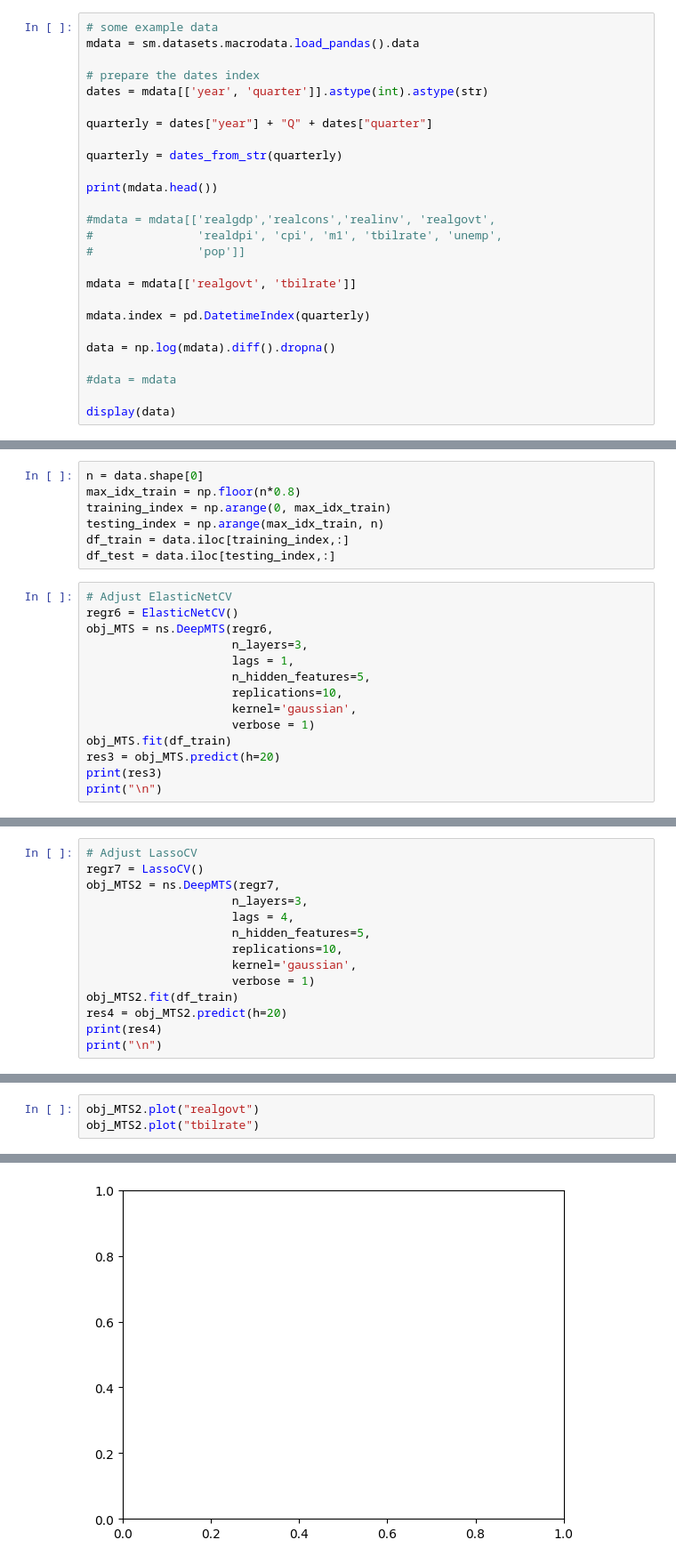
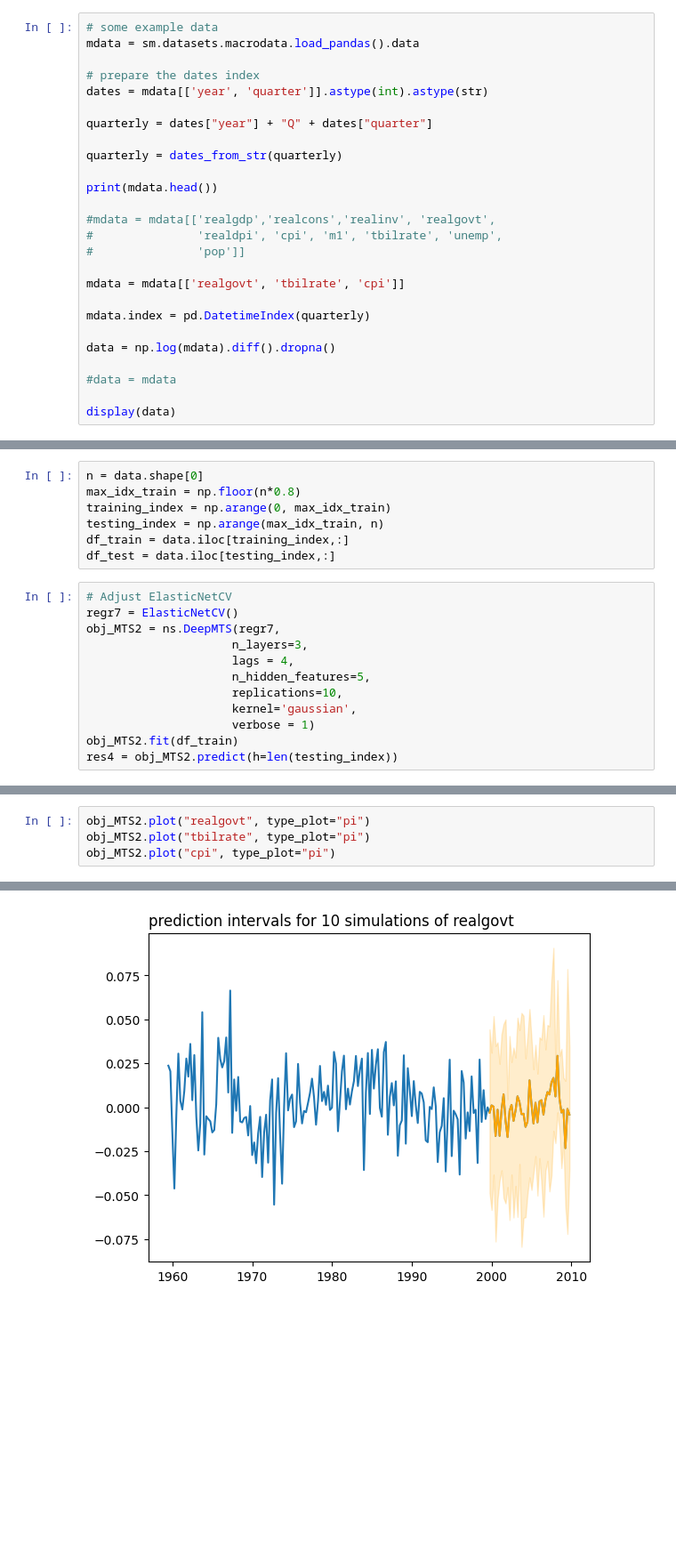
Before and after one commit to Techtonique/nnetsauce, a Jupyter notebook: nnetsauce/demo/thierrymoudiki_20240106_DeepMTS.ipynb, the cells around one changed output, grey strips where cells are left out. Shown at 89% size. Saved outputs shown, nothing was run; the diff lists cells and outputs as text; blank space fills up the shorter version.

```diff
--- a/nnetsauce/demo/thierrymoudiki_20240106_DeepMTS.ipynb
+++ b/nnetsauce/demo/thierrymoudiki_20240106_DeepMTS.ipynb
@@ -85,7 +80,7 @@ print(mdata.head())
 #               'realdpi', 'cpi', 'm1', 'tbilrate', 'unemp',
 #               'pop']]
 
-mdata = mdata[['realgovt', 'tbilrate']]
+mdata = mdata[['realgovt', 'tbilrate', 'cpi']]
 
 mdata.index = pd.DatetimeIndex(quarterly)
 
@@ -130,18 +125,16 @@ df_train = data.iloc[training_index,:]
 df_test = data.iloc[testing_index,:]
 # %%
 # Adjust ElasticNetCV
-regr6 = ElasticNetCV()
-obj_MTS = ns.DeepMTS(regr6,
+regr7 = ElasticNetCV()
+obj_MTS2 = ns.DeepMTS(regr7,
                      n_layers=3,
-                     lags = 1,
+                     lags = 4,
                      n_hidden_features=5,
                      replications=10,
                      kernel='gaussian',
                      verbose = 1)
-obj_MTS.fit(df_train)
-res3 = obj_MTS.predict(h=20)
-print(res3)
-print("\n")
+obj_MTS2.fit(df_train)
+res4 = obj_MTS2.predict(h=len(testing_index))
 # %% [output]
  Adjusting DeepRegressor to multivariate time series...
  Simulate residuals using gaussian kernel...
@@ -168,14 +143,0 @@ date
-# %%
-# Adjust LassoCV
-regr7 = LassoCV()
-obj_MTS2 = ns.DeepMTS(regr7,
-                     n_layers=3,
-                     lags = 4,
-                     n_hidden_features=5,
-                     replications=10,
-                     kernel='gaussian',
-                     verbose = 1)
-obj_MTS2.fit(df_train)
-res4 = obj_MTS2.predict(h=20)
-print(res4)
-print("\n")
@@ -205,4 +144,5 @@ date
 # %%
-obj_MTS2.plot("realgovt")
-obj_MTS2.plot("tbilrate")
+obj_MTS2.plot("realgovt", type_plot="pi")
+obj_MTS2.plot("tbilrate", type_plot="pi")
+obj_MTS2.plot("cpi", type_plot="pi")
 # %% [output]
@@ -210 +149 @@ UnboundLocalError: cannot access local variable 'x_all' where it is not associat
-[figure, old version]
+[figure, new version]
```
Also changed, not shown: parts of 8 cells of this notebook.
